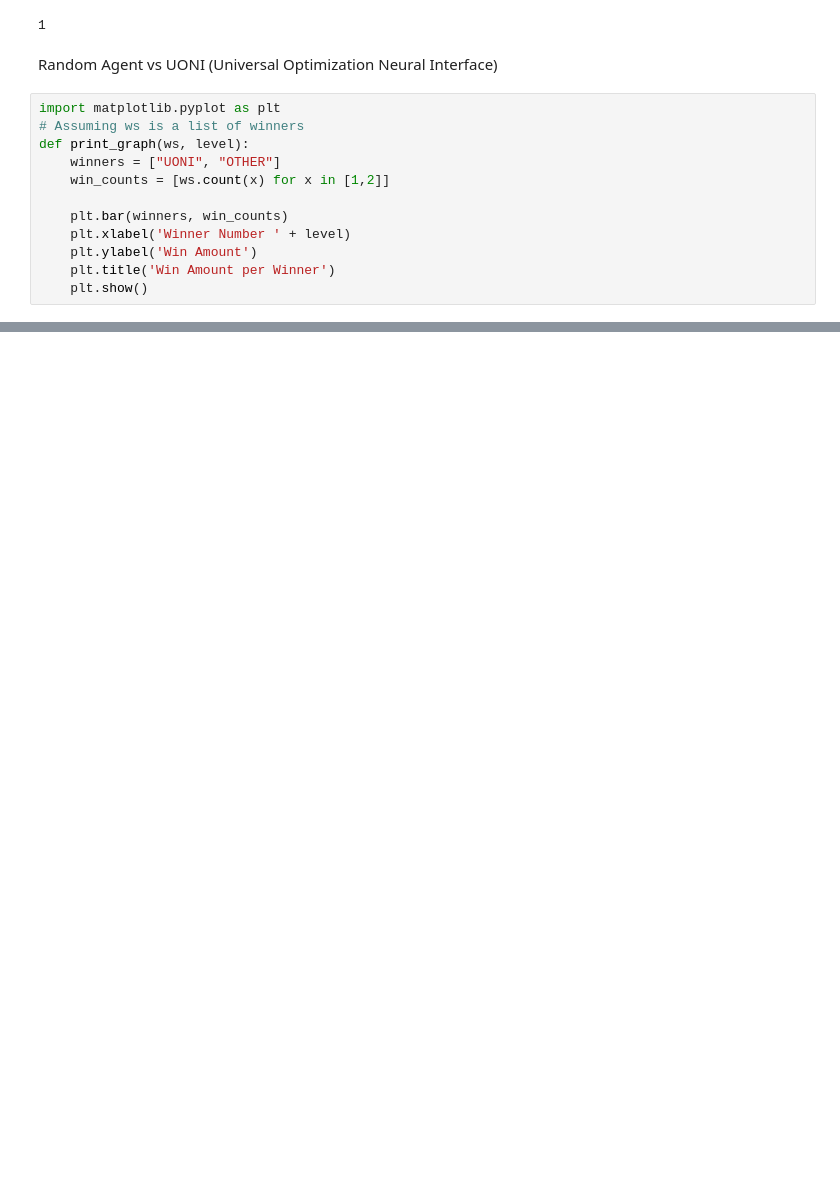
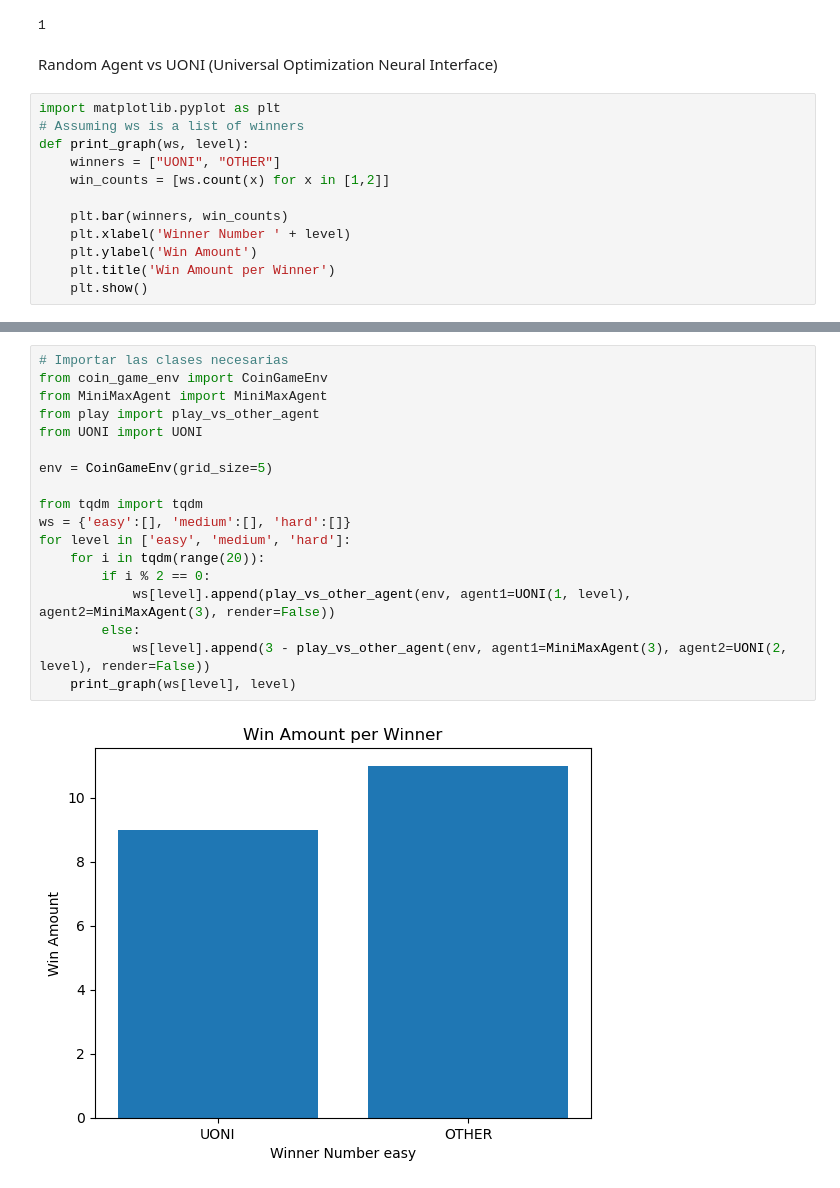
Before and after one commit to JoaquinRCaussi/IA-Oblligatorio, a Jupyter notebook: CoinGame/coin_game.ipynb, the cells around one changed output, grey strips where cells are left out. Drawn from its saved outputs; the diff is of its cells as text; blank space fills up the shorter version.

Commit message:
MiniMax implemented

```diff
--- a/CoinGame/coin_game.ipynb
+++ b/CoinGame/coin_game.ipynb
@@ -65,0 +86,20 @@ for level in ['easy', 'medium', 'hard']:
+# %%
+# Importar las clases necesarias
+from coin_game_env import CoinGameEnv
+from MiniMaxAgent import MiniMaxAgent
+from play import play_vs_other_agent
+from UONI import UONI
+
+env = CoinGameEnv(grid_size=5)
+
+from tqdm import tqdm
+ws = {'easy':[], 'medium':[], 'hard':[]}
+for level in ['easy', 'medium', 'hard']:
+    for i in tqdm(range(20)):
+        if i % 2 == 0:
+            ws[level].append(play_vs_other_agent(env, agent1=UONI(1, level), agent2=MiniMaxAgent(3), render=False))
+        else:
+            ws[level].append(3 - play_vs_other_agent(env, agent1=MiniMaxAgent(3), agent2=UONI(2, level), render=False))
+    print_graph(ws[level], level)
+# %% [output]
+[figure, added]
```
Also changed, not shown: parts of 5 cells of this notebook, 4 other files.
